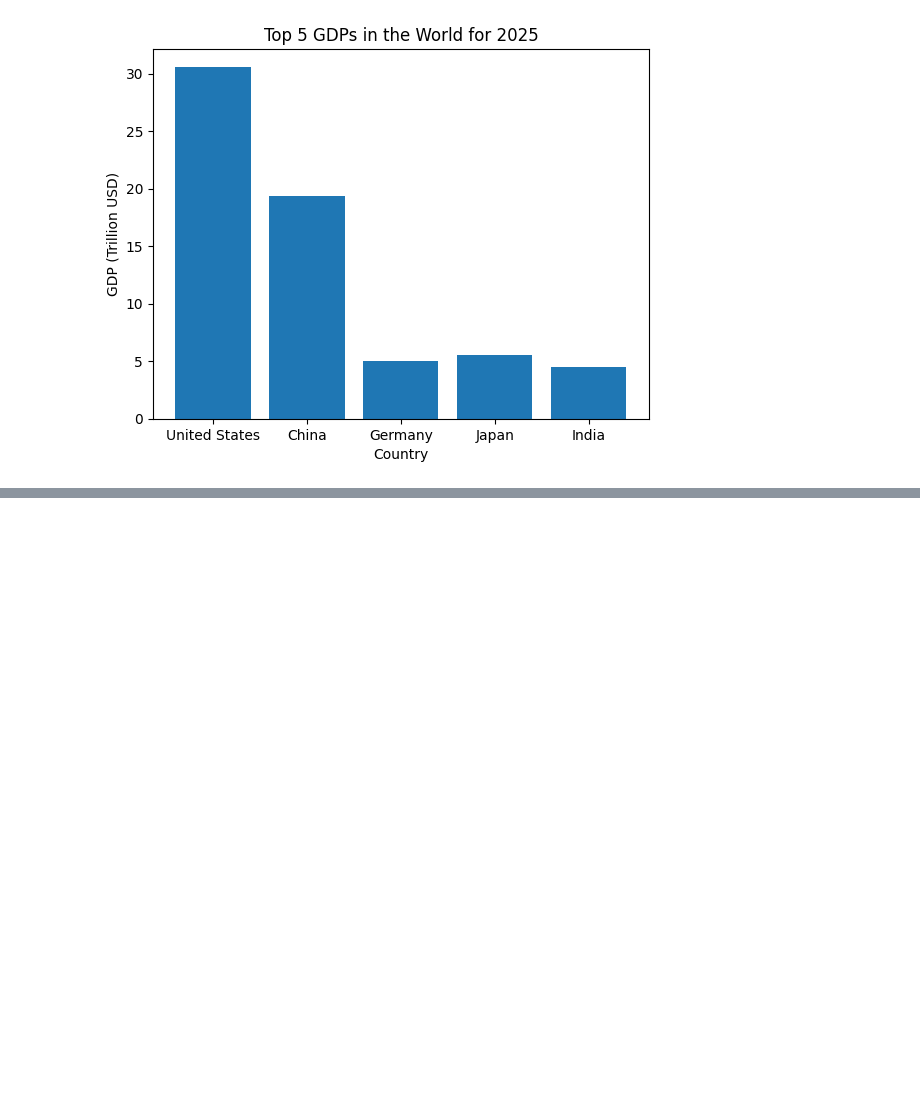
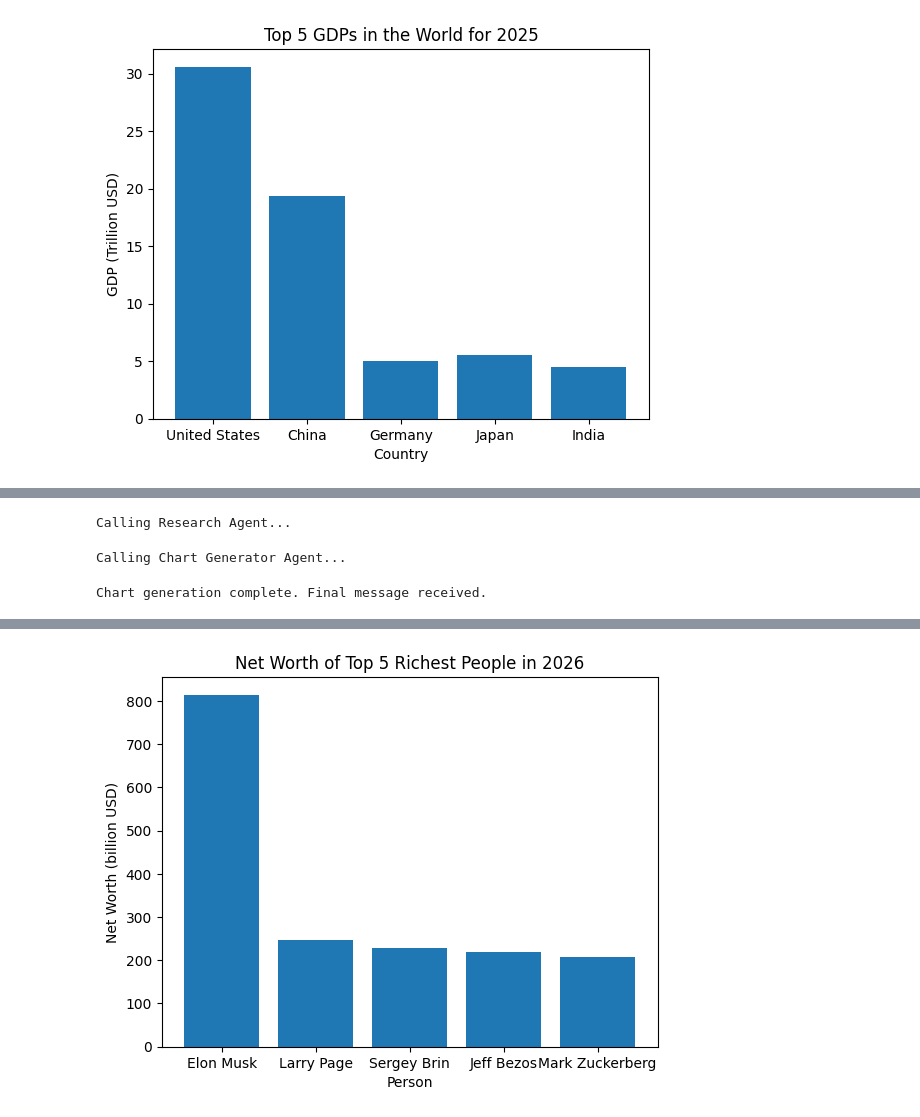
Before and after one commit to mukaramawan/genAi-concepts, a Jupyter notebook: 9- LangGraph/8_ MultiagentSystem.ipynb, the cells around one changed output, grey strips where cells are left out. Drawn from its saved outputs; the diff is of its cells as text; code cells hidden in the pictures; blank space fills up the shorter version.

Commit message:
recursion_limit

```diff
--- a/9- LangGraph/8_ MultiagentSystem.ipynb
+++ b/9- LangGraph/8_ MultiagentSystem.ipynb
@@ -155,0 +162,18 @@ Chart generation complete. Final message received.
+# %%
+from langchain_core.runnables import RunnableConfig
+
+config = RunnableConfig(
+    recursion_limit=15,
+    configurable={
+        "thread_id": "Mukaram"    # User ID
+    }
+)
+
+input_state = {"messages": [HumanMessage(content="Top 5 richest people in the world in 2026 with their net worth comapring in the graph.")]}
+graph.invoke(input_state, config)
+
+# In LangGraph, the recursion_limit is a safety mechanism that prevents infinite loops in the graph execution. When you set a recursion limit, it means that if the graph execution exceeds that number of recursive calls, it will stop and raise an error. This is particularly important in cases where the graph has cycles or when agents call each other in a loop. By setting a reasonable recursion limit, you can ensure that your graph does not run indefinitely and can help identify potential issues in the graph design.
+# %% [output]
+Calling Research Agent...
+Calling Chart Generator Agent...
+Chart generation complete. Final message received.
@@ -155,0 +197 @@ Chart generation complete. Final message received.
+[figure, added]
```
Also changed, not shown: parts of 3 cells of this notebook, 2 other files.
